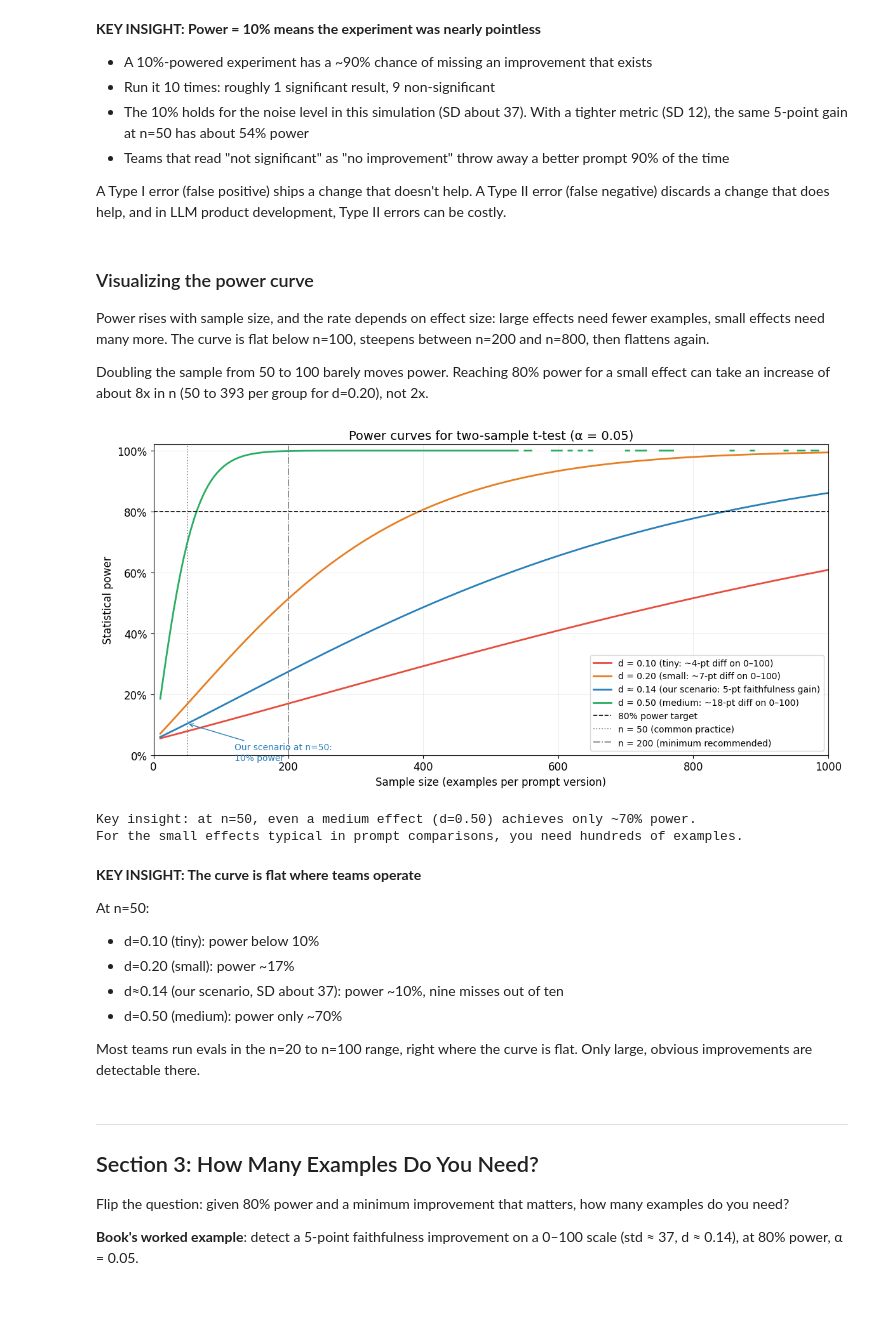
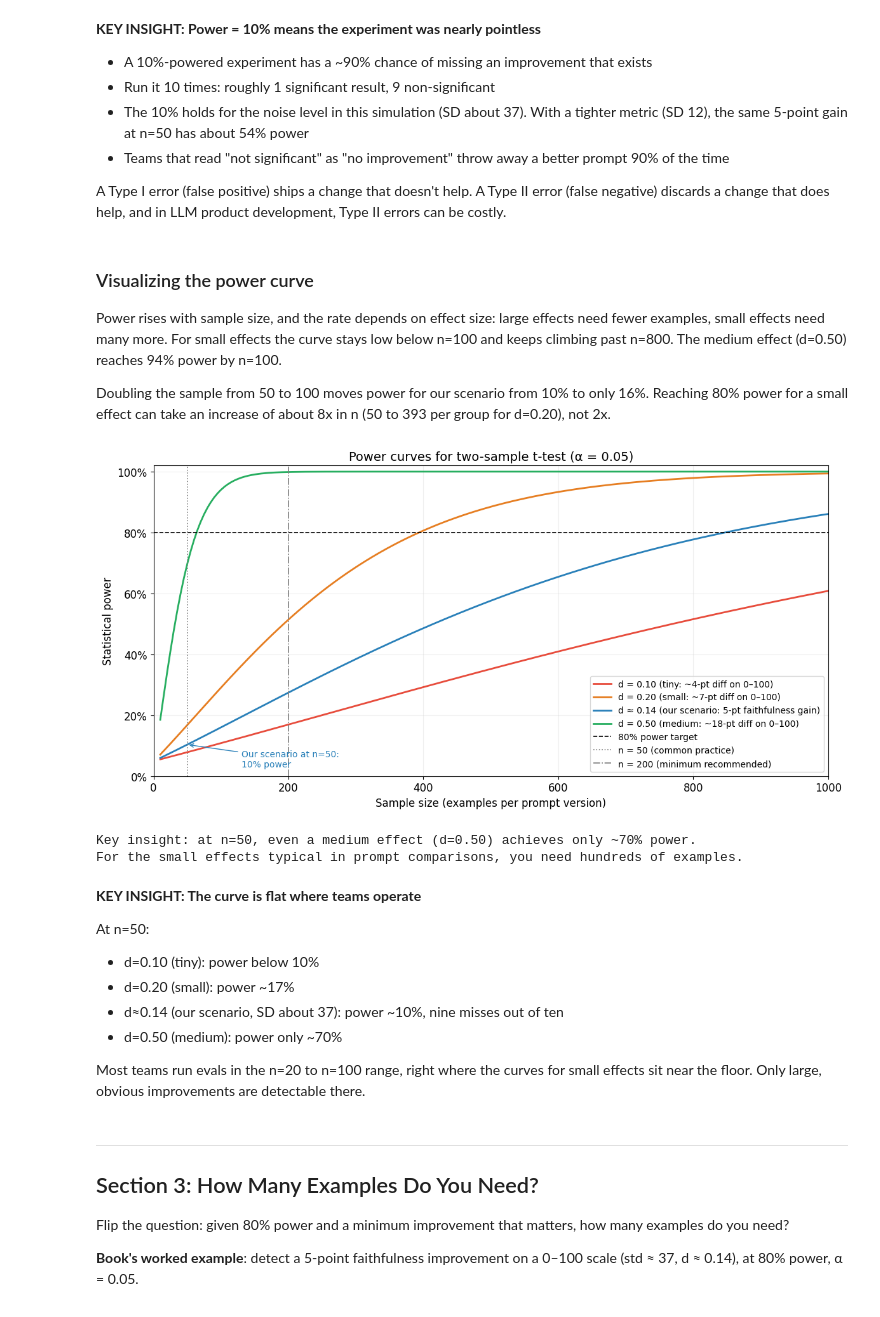
Before and after one commit to RudrenduPaul/statistical-testing-for-llm-evaluations, a Jupyter notebook: notebooks/01-power-analysis-llm-evals.ipynb, the cells around one changed output. Cells and saved outputs as stored; diff of their text form; code cells hidden in the pictures.

```diff
--- a/notebooks/01-power-analysis-llm-evals.ipynb
+++ b/notebooks/01-power-analysis-llm-evals.ipynb
@@ -380,9 +375,9 @@ A Type I error (false positive) ships a change that doesn't help. A Type II erro
 # %% [markdown]
 ### Visualizing the power curve
 
-Power rises with sample size, and the rate depends on effect size: large effects need fewer examples, small effects need many more. The curve is flat below n=100, steepens between n=200 and n=800, then flattens again.
+Power rises with sample size, and the rate depends on effect size: large effects need fewer examples, small effects need many more. For small effects the curve stays low below n=100 and keeps climbing past n=800. The medium effect (d=0.50) reaches 94% power by n=100.
 
-Doubling the sample from 50 to 100 barely moves power. Reaching 80% power for a small effect can take an increase of about 8x in n (50 to 393 per group for d=0.20), not 2x.
+Doubling the sample from 50 to 100 moves power for our scenario from 10% to only 16%. Reaching 80% power for a small effect can take an increase of about 8x in n (50 to 393 per group for d=0.20), not 2x.
 # %%
 # We sweep sample sizes from 10 to 1000 in steps of 5 to get a smooth curve.
 # Using steps of 1 would be more precise but produces an imperceptibly smoother line.
@@ -415,6 +410,8 @@ for (label, d), color in zip(effect_sizes.items(), colors):
     # solve_power with nobs1 specified (and power=None) returns the power value.
     powers = [analysis.solve_power(effect_size=d, nobs1=n, alpha=0.05, alternative='two-sided')
               for n in sample_sizes]
+    # The solver returns NaN once power rounds to 1.0, which would leave gaps in the line
+    powers = np.nan_to_num(powers, nan=1.0)
     ax.plot(sample_sizes, powers, label=label, color=color)
 
 # The 80% reference line is the standard target. Below this line, experiments
@@ -426,35 +423,35 @@ ax.axhline(0.80, color='black', linestyle='--', linewidth=1.2, label='80% power
 ax.axvline(50, color='gray', linestyle=':', linewidth=1.2, label='n = 50 (common practice)')
 
 # n=200 is the practical minimum we recommend: still insufficient for tiny effects,
 # but adequate for the medium range that most comparisons fall into
 ax.axvline(200, color='gray', linestyle='-.', linewidth=1.2, label='n = 200 (minimum recommended)')
 
 ax.set_xlabel('Sample size (examples per prompt version)')
 ax.set_ylabel('Statistical power')
 ax.set_title('Power curves for two-sample t-test (α = 0.05)')
 ax.set_ylim(0, 1.02)
 ax.set_xlim(0, 1000)
 # Format y-axis as percentages to make the 80% target immediately readable
 ax.yaxis.set_major_formatter(plt.FuncFormatter(lambda y, _: f'{y:.0%}'))
 ax.legend(loc='lower right', fontsize=10)
 
 # Arrow annotation marking where our scenario falls at n=50
 ax.annotate(
     f'Our scenario at n=50:\n{power_50:.0%} power',
     xy=(50, power_50),
-    xytext=(120, power_50 - 0.12),
+    xytext=(130, 0.03),
     arrowprops=dict(arrowstyle='->', color='#2980b9'),
     color='#2980b9',
     fontsize=10
 )
 
 plt.tight_layout()
 plt.show()
 
 print("\nKey insight: at n=50, even a medium effect (d=0.50) achieves only ~70% power.")
 print("For the small effects typical in prompt comparisons, you need hundreds of examples.")
 # %% [output]
-[figure, old version]
+[figure, new version]
 Key insight: at n=50, even a medium effect (d=0.50) achieves only ~70% power.
 For the small effects typical in prompt comparisons, you need hundreds of examples.
 # %% [markdown]
@@ -466,7 +463,7 @@ At n=50:
 - d≈0.14 (our scenario, SD about 37): power ~10%, nine misses out of ten
 - d=0.50 (medium): power only ~70%
 
-Most teams run evals in the n=20 to n=100 range, right where the curve is flat. Only large, obvious improvements are detectable there.
+Most teams run evals in the n=20 to n=100 range, right where the curves for small effects sit near the floor. Only large, obvious improvements are detectable there.
 # %% [markdown]
 ---
 
```
Also changed, not shown: parts of 13 cells of this notebook, 3 other files.
